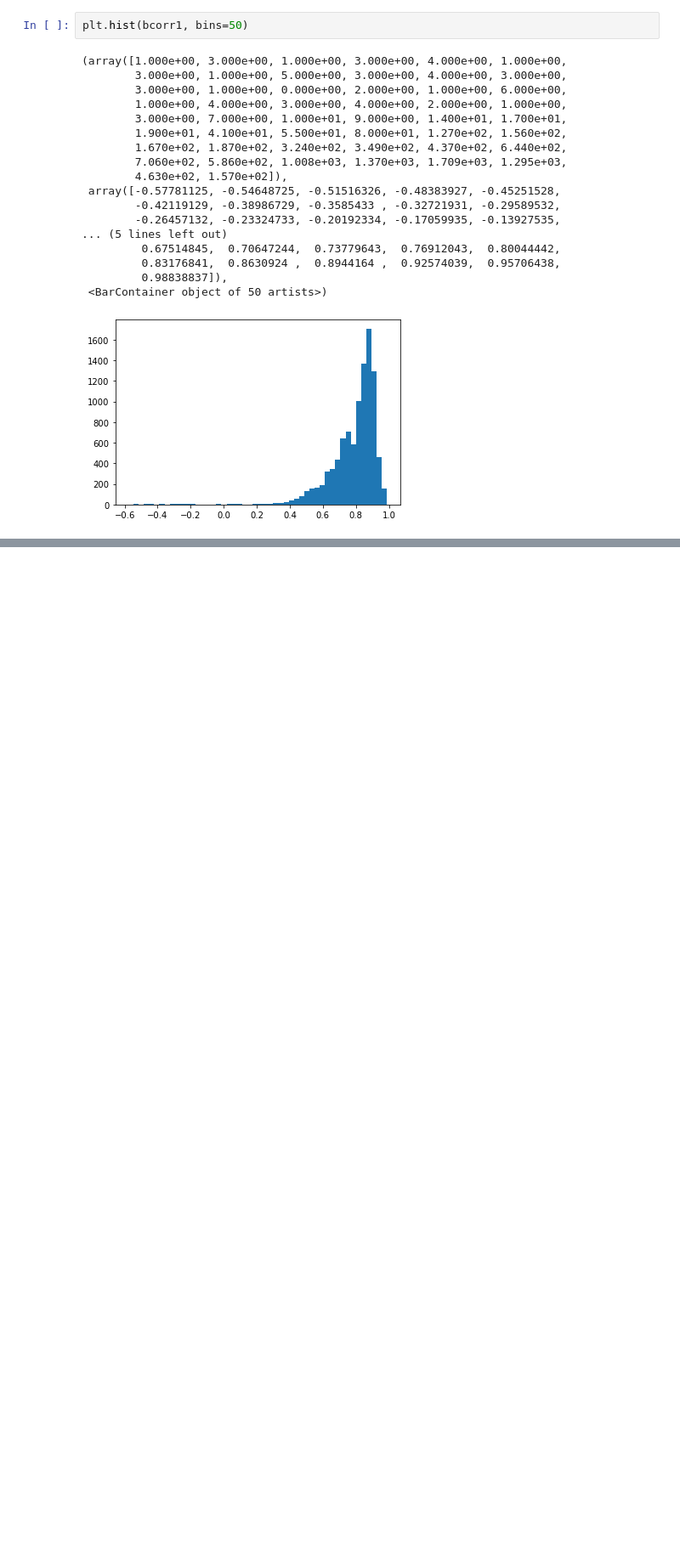
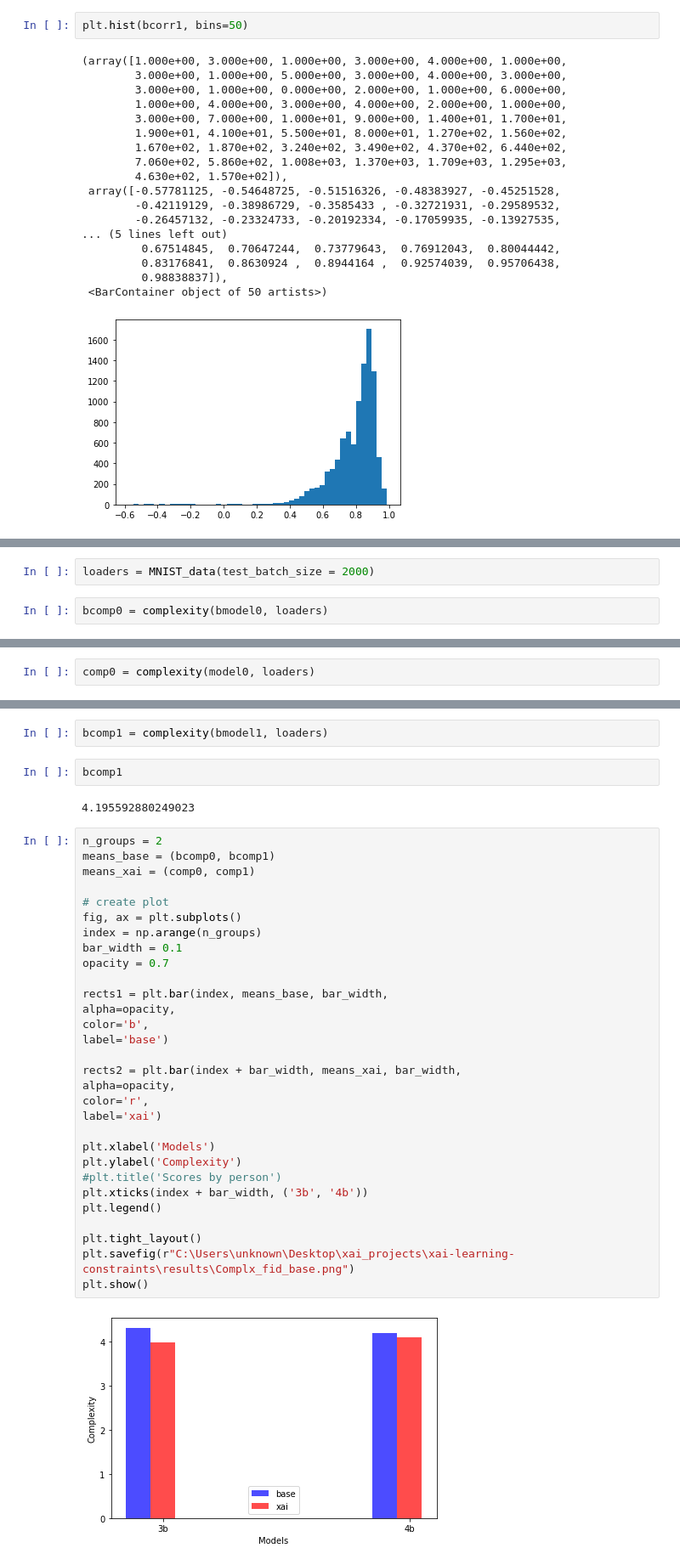
Before and after one commit to mikronco/xai-learning-constraints, a Jupyter notebook: xailoss_analysis.ipynb, the cells around one changed output, grey strips where cells are left out. Shown: that part at 85% size. Drawn from its saved outputs; the diff is of its cells as text; blank space fills up the shorter version.

```diff
--- a/xailoss_analysis.ipynb
+++ b/xailoss_analysis.ipynb
@@ -223,0 +196,4 @@ tensor(4.3150, device='cuda:0')
+# %%
+loaders = MNIST_data(test_batch_size = 2000)
+# %%
+bcomp0 = complexity(bmodel0, loaders)
@@ -223,0 +204,2 @@ tensor(4.3150, device='cuda:0')
+# %%
+comp0 = complexity(model0, loaders)
@@ -223,0 +214,38 @@ tensor(4.3150, device='cuda:0')
+# %%
+bcomp1 = complexity(bmodel1, loaders)
+# %%
+bcomp1
+# %% [output]
+4.195592880249023
+# %%
+n_groups = 2
+means_base = (bcomp0, bcomp1)
+means_xai = (comp0, comp1)
+
+# create plot
+fig, ax = plt.subplots()
+index = np.arange(n_groups)
+bar_width = 0.1
+opacity = 0.7
+
+rects1 = plt.bar(index, means_base, bar_width,
+alpha=opacity,
+color='b',
+label='base')
+
+rects2 = plt.bar(index + bar_width, means_xai, bar_width,
+alpha=opacity,
+color='r',
+label='xai')
+
+plt.xlabel('Models')
+plt.ylabel('Complexity')
+#plt.title('Scores by person')
+plt.xticks(index + bar_width, ('3b', '4b'))
+plt.legend()
+
+plt.tight_layout()
+plt.savefig(r"C:\Users\unknown\Desktop\xai_projects\xai-learning-constraints\results\Complx_fid_base.png")
+plt.show()
+# %% [output]
+[figure, added]
```
Also changed, not shown: parts of 13 cells of this notebook, 3 other files.
